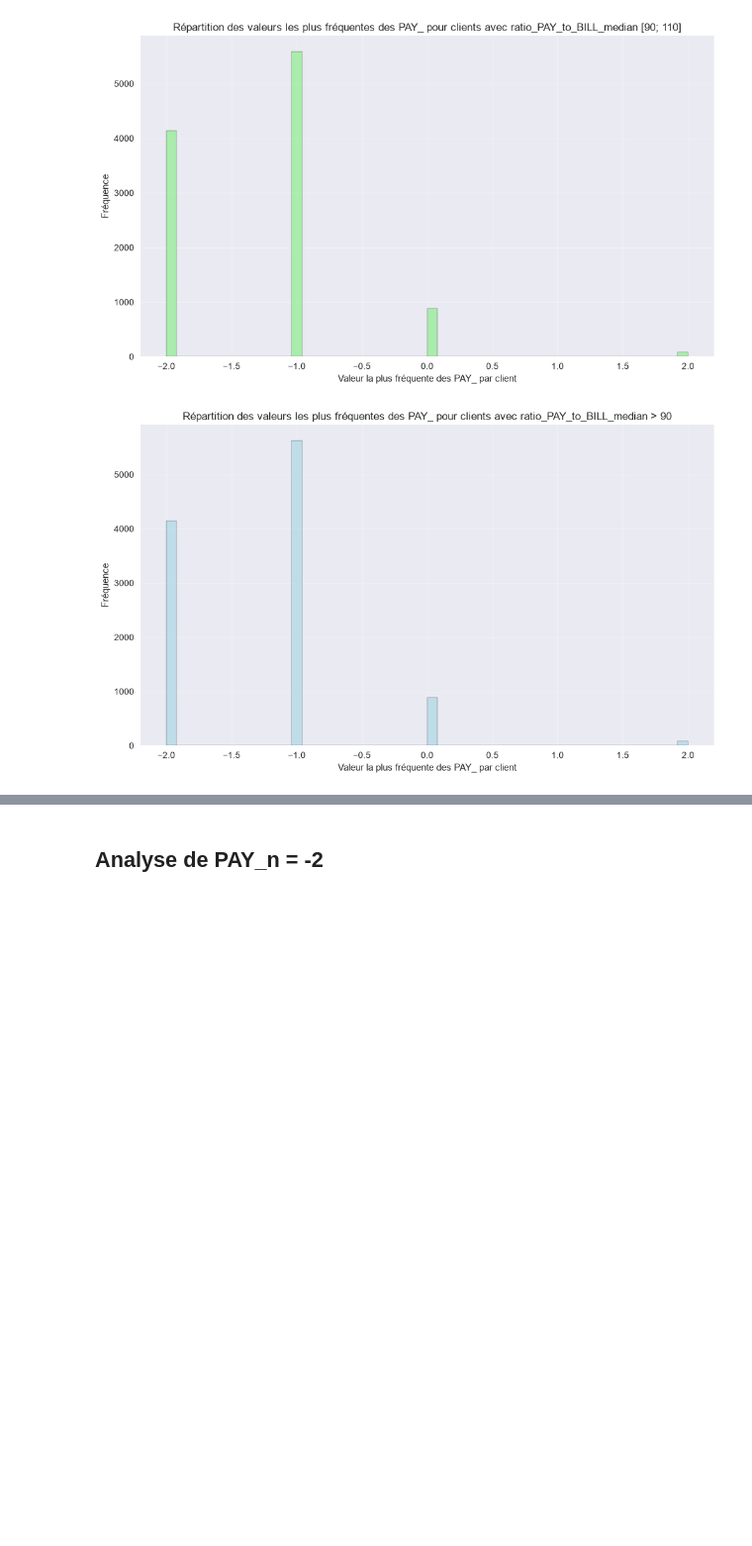
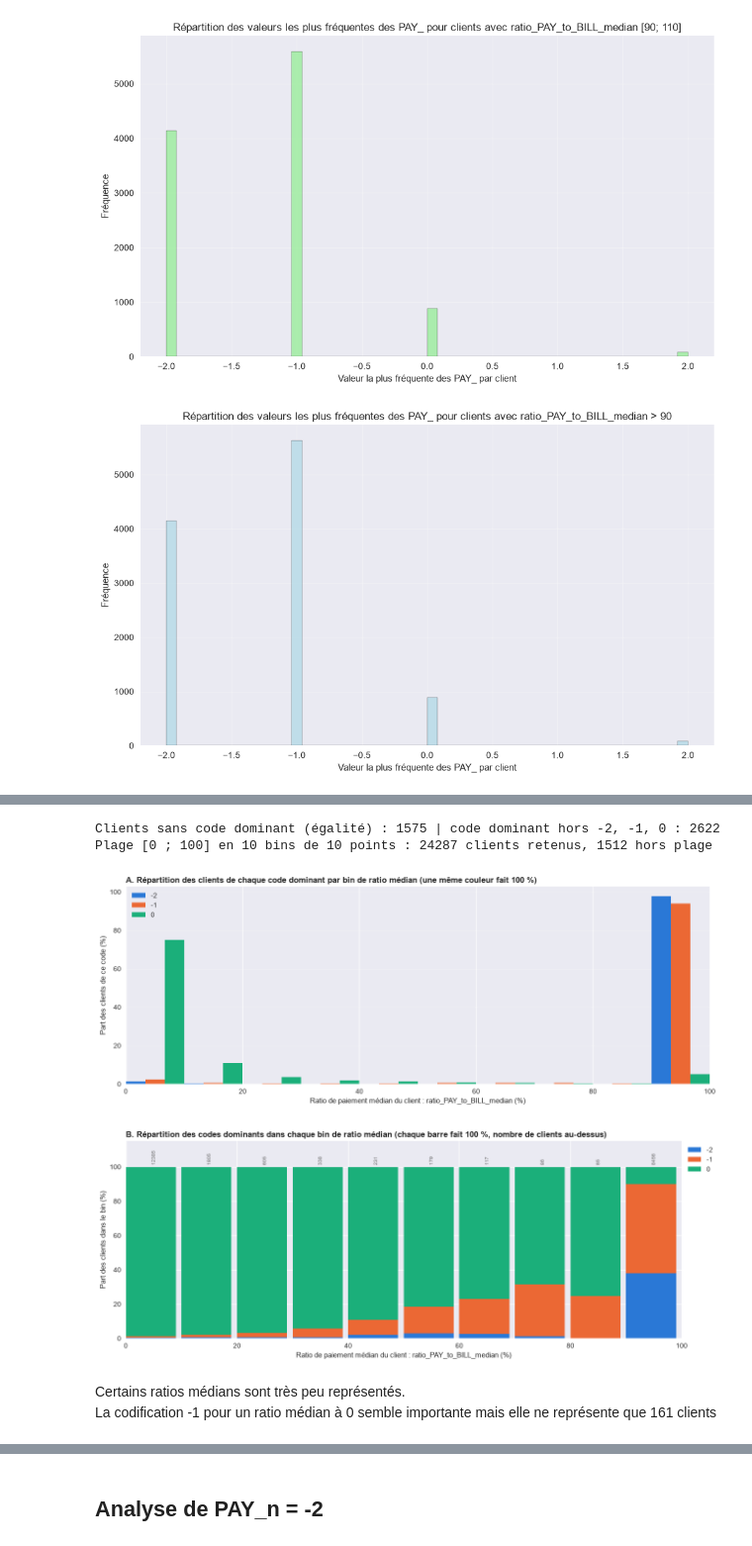
Before and after one commit to johan-mac-59/RiskLens_ML, a Jupyter notebook: src/05_01_EDA_lab.ipynb, the cells around one changed output, grey strips where cells are left out. Shown at 99% size. Cells and saved outputs as stored; diff of their text form; code cells hidden in the pictures; blank space fills up the shorter version.

```diff
--- a/src/05_01_EDA_lab.ipynb
+++ b/src/05_01_EDA_lab.ipynb
@@ -3720,0 +3563,77 @@ Valeur la plus fréquente pour ratio_PAY_to_BILL_median > 90 : -1.0000
+# %%
+# Paramètres à ajuster pour affiner les frontières
+debut, fin = 0, 100     # plage de ratio médian étudiée (%)
+nb_bins = 10         # nombre de bins de même largeur sur la plage
+
+codes = [-2, -1, 0]
+couleurs = {-2: '#2a78d6', -1: '#eb6834', 0: '#1baf7a'}
+libelles = {-2: '-2', -1: '-1', 0: '0'}
+titre_x = 'Ratio de paiement médian du client : ratio_PAY_to_BILL_median (%)'
+
+# Un client = une ligne : son ratio médian et son code dominant de PAY_1 à PAY_5
+# (code le plus fréquent ; en cas d'égalité, pas de profil net : client exclu)
+codes_mois = df[[f'PAY_{n}' for n in range(1, 6)]]
+modes = codes_mois.mode(axis=1)
+egalite = modes.shape[1] > 1 and True
+code_dominant = modes[0].where(modes.iloc[:, 1:].isna().all(axis=1)) if modes.shape[1] > 1 else modes[0]
+clients = pd.DataFrame({'Code': code_dominant, 'Ratio': df['ratio_PAY_to_BILL_median']})
+print(f"Clients sans code dominant (égalité) : {code_dominant.isna().sum()} | "
+      f"code dominant hors -2, -1, 0 : {(code_dominant.notna() & ~code_dominant.isin(codes)).sum()}")
+clients = clients[clients['Code'].isin(codes)]
+
+bornes = np.linspace(debut, fin, nb_bins + 1)
+largeur_bin = (fin - debut) / nb_bins
+# Bins fermés à gauche : [a, b[ (fin incluse pour garder les ratios écrêtés à 200 %)
+dans_plage = clients[(clients['Ratio'] >= debut) & (clients['Ratio'] <= fin)]
+bin_gauche = pd.cut(dans_plage['Ratio'].clip(upper=fin - 1e-9), bornes, right=False, labels=bornes[:-1]).astype(float)
+print(f"Plage [{debut} ; {fin}] en {nb_bins} bins de {largeur_bin:g} points : "
+      f"{len(dans_plage)} clients retenus, {len(clients) - len(dans_plage)} hors plage")
+
+# A. Pour chaque code dominant, répartition de ses clients par bin (les barres d'une même couleur font 100 %)
+repartition = pd.crosstab(bin_gauche, dans_plage['Code'], normalize='columns').reindex(bornes[:-1], fill_value=0) * 100
+
+fig, ax = plt.subplots(figsize=(13, 5))
+for i, code in enumerate(codes):
+    ax.bar(repartition.index + i * largeur_bin / 3, repartition[code], width=largeur_bin / 3, align='edge',
+           color=couleurs[code], label=libelles[code])
+ax.set_title("A. Répartition des clients de chaque code dominant par bin de ratio médian (une même couleur fait 100 %)",
+             fontweight='bold', loc='left')
+ax.set_xlabel(titre_x)
+ax.set_ylabel('Part des clients de ce code (%)')
+ax.set_xlim(debut, fin)
+ax.legend(frameon=False)
+ax.grid(axis='y', alpha=0.3)
+plt.tight_layout()
+plt.show()
+
+# B. Dans chaque bin, part de chaque code dominant (chaque barre fait 100 %)
+part_codes = pd.crosstab(bin_gauche, dans_plage['Code'], normalize='index').reindex(columns=codes, fill_value=0) * 100
+effectifs = bin_gauche.value_counts().reindex(part_codes.index)
+
+fig, ax = plt.subplots(figsize=(13, 5))
+bas = np.zeros(len(part_codes))
+for code in codes:
+    ax.bar(part_codes.index, part_codes[code], bottom=bas, width=0.9 * largeur_bin, align='edge',
+           color=couleurs[code], label=libelles[code])
+    bas += part_codes[code].values
+# Nombre de clients au-dessus des barres, seulement si les bins ne sont pas trop nombreux
+if nb_bins <= 40:
+    for x, nb in effectifs.items():
+        ax.text(x + largeur_bin / 2, 101, f'{nb}', ha='center', va='bottom', fontsize=7, color='dimgrey', rotation=90)
+ax.set_title('B. Répartition des codes dominants dans chaque bin de ratio médian (chaque barre fait 100 %, nombre de clients au-dessus)',
+             fontweight='bold', loc='left')
+ax.set_xlabel(titre_x)
+ax.set_ylabel('Part des clients dans le bin (%)')
+ax.set_xlim(debut, fin)
+ax.set_ylim(0, 115)
+ax.legend(frameon=False, loc='upper left', bbox_to_anchor=(1, 1))
+plt.tight_layout()
+plt.show()
+# %% [output]
+Clients sans code dominant (égalité) : 1575 | code dominant hors -2, -1, 0 : 2622
+Plage [0 ; 100] en 10 bins de 10 points : 24287 clients retenus, 1512 hors plage
+[figure, added]
+[figure, added]
+# %% [markdown]
+Certains ratios médians sont très peu représentés.
+La codification -1 pour un ratio médian à 0 semble importante mais elle ne représente que 161 clients
```
Also changed, not shown: parts of 68 cells of this notebook, 5 other files.
